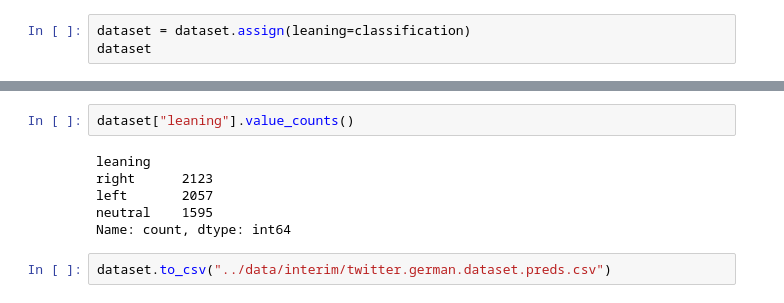
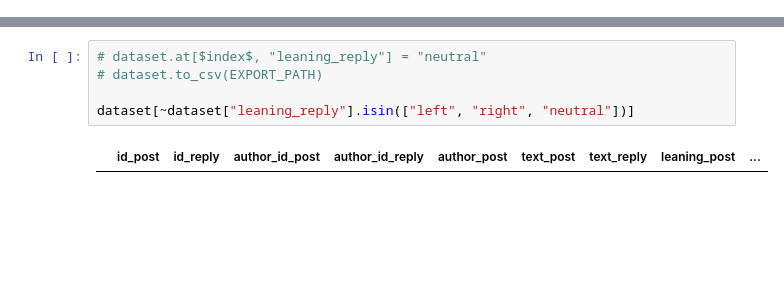
Before and after one commit to cl-trier/TWON-Agents, a Jupyter notebook: notebooks/011--Dataset-Generation.ipynb, the cells around one changed output, grey strips where cells are left out. Drawn from its saved outputs; the diff is of its cells as text; blank space fills up the shorter version.

Commit message:
finish automatic data annotation

```diff
--- a/notebooks/011--Dataset-Generation.ipynb
+++ b/notebooks/011--Dataset-Generation.ipynb
@@ -71,3 +134,0 @@ classification = [
-# %%
-dataset = dataset.assign(leaning=classification)
-dataset
@@ -88,10 +135,7 @@ dataset
-# %%
-dataset["leaning"].value_counts()
-# %% [output]
-leaning
-right      2123
-left       2057
-neutral    1595
-Name: count, dtype: int64
-# %%
-dataset.to_csv("../data/interim/twitter.german.dataset.preds.csv")
+# %%
+# dataset.at[$index$, "leaning_reply"] = "neutral"
+# dataset.to_csv(EXPORT_PATH)
+
+dataset[~dataset["leaning_reply"].isin(["left", "right", "neutral"])]
+# %% [output]
+|  | id_post | id_reply | author_id_post | author_id_reply | author_post | text_post | text_reply | leaning_post | ... |
```
Also changed, not shown: parts of 11 cells of this notebook.
